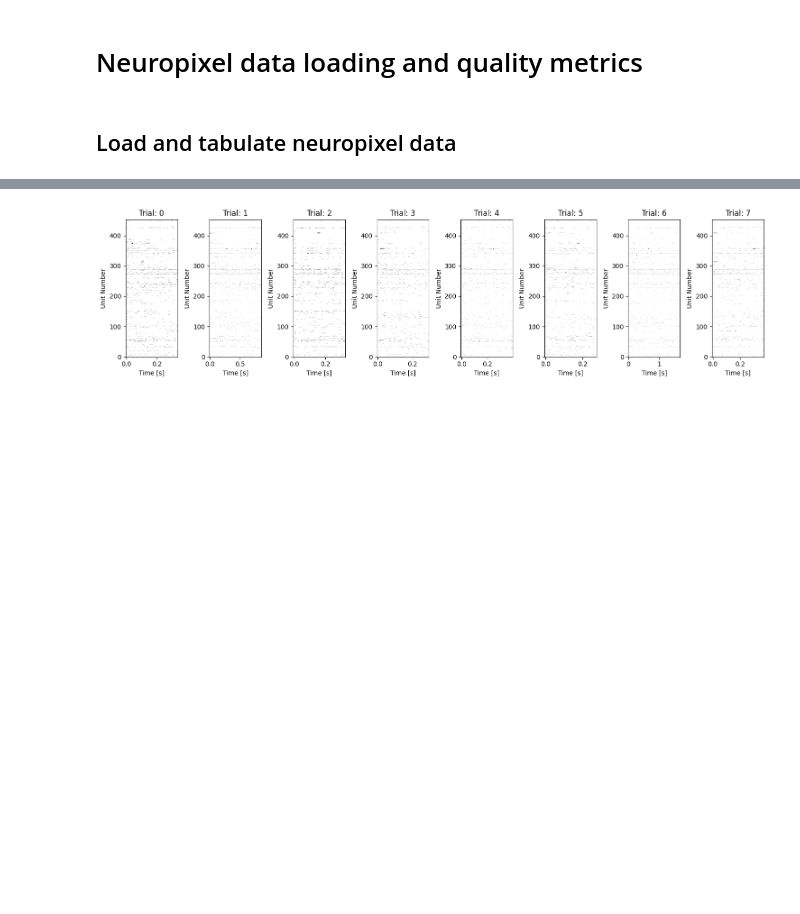
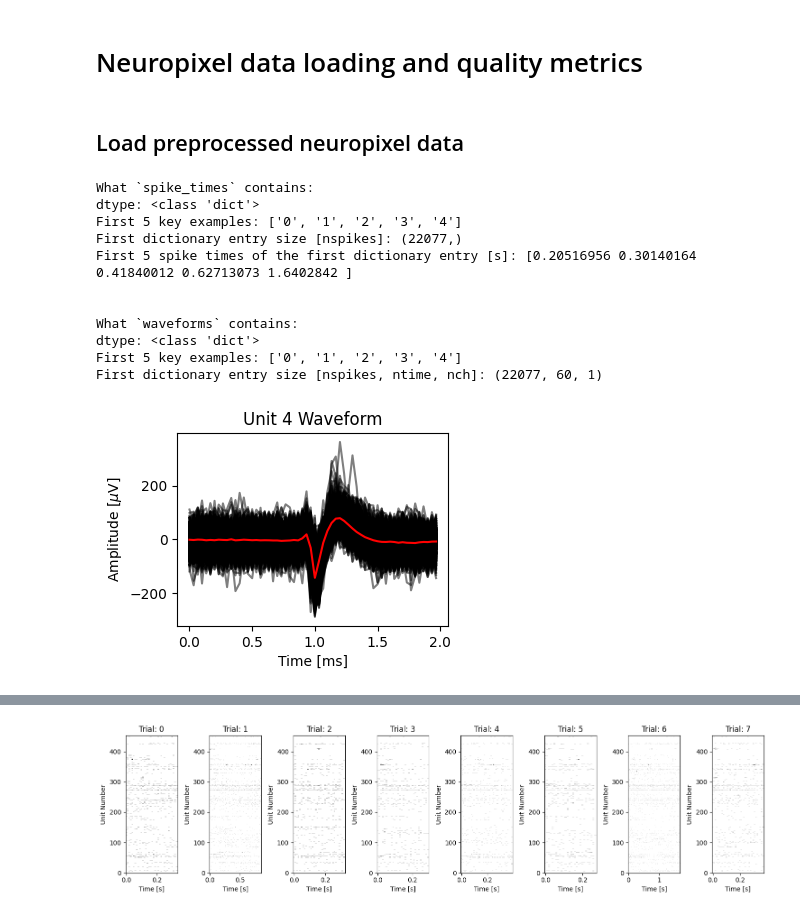
Before and after one commit to aolabNeuro/analyze, a Jupyter notebook: docs/source/examples/neuropixel_example.ipynb, the cells around one changed output, grey strips where cells are left out. Cells and saved outputs as stored; diff of their text form; code cells hidden in the pictures; blank space fills up the shorter version.

```diff
--- a/docs/source/examples/neuropixel_example.ipynb
+++ b/docs/source/examples/neuropixel_example.ipynb
@@ -19,7 +19,7 @@ bin_width = 0.01
 tbefore = 0.2
 tafter = 0.5
 # %% [markdown]
-## Load and tabulate neuropixel data
+## Load preprocessed neuropixel data
 # %%
 # Load and tabulate Behavioral data
 entry = db.get_task_entries(id=te_id)[0]
@@ -29,2 +29,37 @@ samplerate = exp_metadata['cursor_interp_samplerate']
 
 df = aopy.data.bmi3d.tabulate_behavior_data_center_out(preproc_dir, [subject], [te_id], [date], metadata=['target_radius', 'neuropixel_port1_site', 'neuropixel_port2_site'])
+# %%
+# Example load_preproc functions in aopy to load preprocessed neuropixel spiking data
+spike_times, spike_metadata = aopy.data.base.load_preproc_spike_data(preproc_dir, subject, te_id, date, drive)
+waveforms = aopy.data.base.load_spike_waveforms(preproc_dir, subject, te_id, date, drive)
+
+print('\033[1mWhat `spike_times` contains:\033[0m')
+print(f"dtype: {type(spike_times)}")
+print(f"First 5 key examples: {list(spike_times.keys())[:5]}")
+print(f"First dictionary entry size [nspikes]: {spike_times['0'].shape}")
+print(f"First 5 spike times of the first dictionary entry [s]: {spike_times['0'][:5]}")
+print('\n')
+print('\033[1mWhat `waveforms` contains:\033[0m')
+print(f"dtype: {type(spike_times)}")
+print(f"First 5 key examples: {list(waveforms.keys())[:5]}")
+print(f"First dictionary entry size [nspikes, ntime, nch]: {waveforms['0'].shape}") # The preprocessed waveforms will always only include the channel that recorded the highest amplitude waveform.
+unit_label = '4'
+fig, ax = plt.subplots(1,1, figsize=(3.5,2.5))
+time_axis = 1e3*np.arange(waveforms[unit_label].shape[1])/spike_metadata['samplerate']
+ax.plot(time_axis, (spike_metadata['microvoltsperbit'][0]*np.mean(waveforms[unit_label], axis=(2))).T, 'k', alpha=0.5)
+ax.plot(time_axis, spike_metadata['microvoltsperbit'][0]*np.mean(waveforms[unit_label], axis=(0,2)), 'r')
+ax.set(xlabel='Time [ms]', ylabel='Amplitude [$\mu$V]', title=f'Unit {unit_label} Waveform')
+plt.show()
+# %% [output]
+What `spike_times` contains:
+dtype: <class 'dict'>
+First 5 key examples: ['0', '1', '2', '3', '4']
+First dictionary entry size [nspikes]: (22077,)
+First 5 spike times of the first dictionary entry [s]: [0.20516956 0.30140164 0.41840012 0.62713073 1.6402842 ]
+
+
+What `waveforms` contains:
+dtype: <class 'dict'>
+First 5 key examples: ['0', '1', '2', '3', '4']
+First dictionary entry size [nspikes, ntime, nch]: (22077, 60, 1)
+[figure, added]
```
Also changed, not shown: parts of 4 cells of this notebook.
